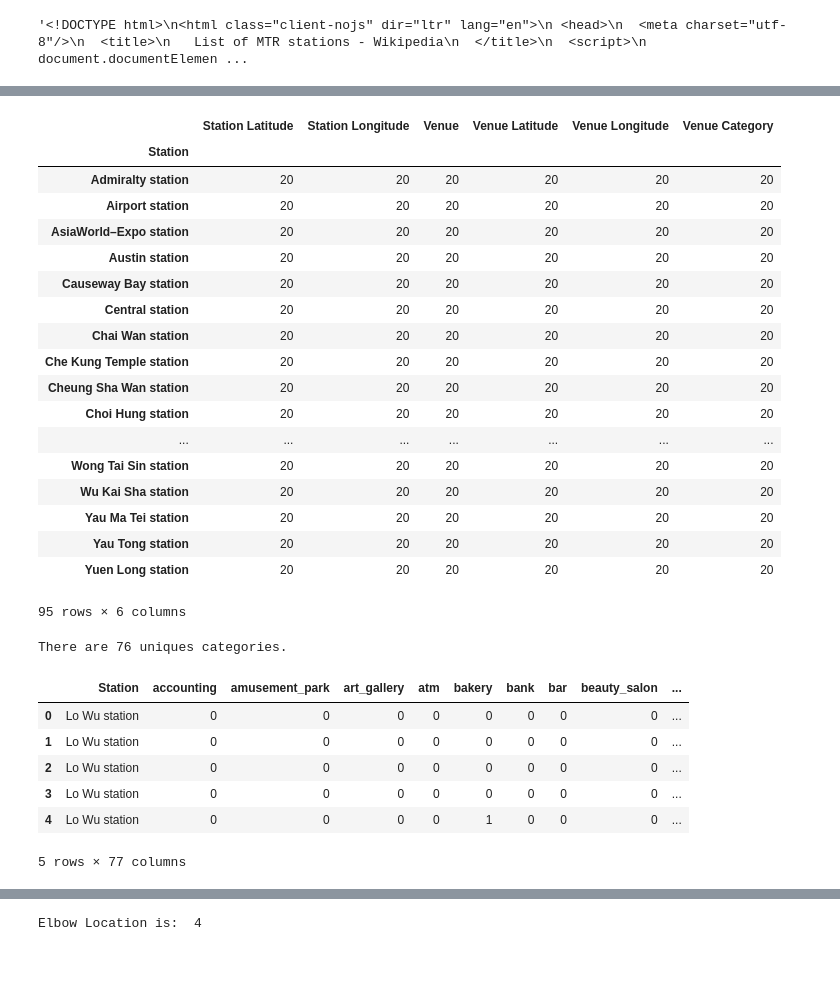
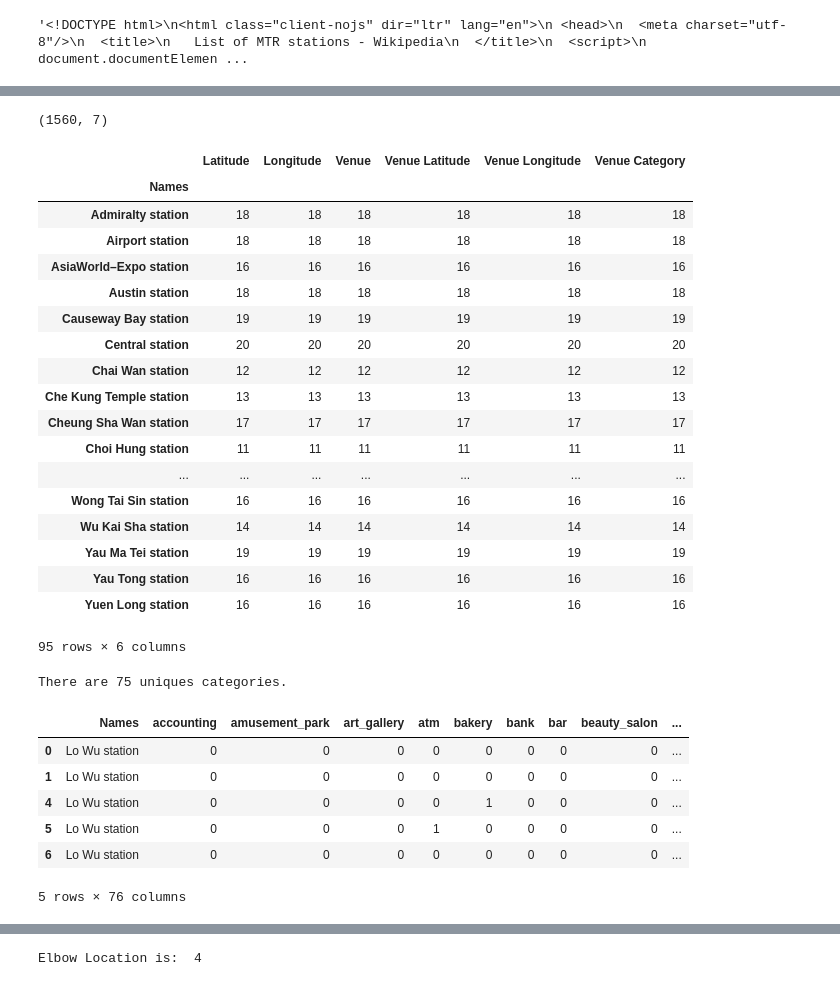
Before and after one commit to dasprasky/Coursera_Capstone, a Jupyter notebook: Hong Kong Clustering and Visualisation.ipynb, the cells around one changed output, grey strips where cells are left out. Saved outputs shown, nothing was run; the diff lists cells and outputs as text; code cells hidden in the pictures.

```diff
--- a/Hong Kong Clustering and Visualisation.ipynb
+++ b/Hong Kong Clustering and Visualisation.ipynb
@@ -88,4 +195,4 @@ df_coor
 # %%
 #merge the two dataframes based on 'Postal Code' to create the required table
-results = pd.merge(df_stations, df_coor, on='Station Names')
+results = pd.merge(df_stations, df_coor, on='Names')
 results.head()
@@ -135,12 +251,16 @@ def getNearbyVenues(names, latitudes, longitudes, radius=500):
             result[v]['name'],
             result[v]['geometry']['location']['lat'],
             result[v]['geometry']['location']['lng'],
-            result[v]["types"][1] if result[v]["types"][0]== "point_of_interest" else result[v]["types"][0] ) for v in range (len(result)) ])
+            result[v]["types"][0] if result[v]["types"][0]!= "point_of_interest" and result[v]["types"][0]!= "establishment" else (result[v]["types"][1] if len(result[v]["types"]) > 1 and
+                                                                                                                                  result[v]["types"][0]!= "point_of_interest"
+                                                                                                                                  and result[v]["types"][0]!= "establishment"
+                                                                                                                                  else "NA")
+             ) for v in range (len(result)) ])
 
     nearby_venues = pd.DataFrame([item for venue_list in venues_list for item in venue_list])
-    nearby_venues.columns = ['Station',
-                  'Station Latitude',
-                  'Station Longitude',
+    nearby_venues.columns = ['Names',
+                  'Latitude',
+                  'Longitude',
                   'Venue',
                   'Venue Latitude',
                   'Venue Longitude',
@@ -148,7 +268,7 @@ def getNearbyVenues(names, latitudes, longitudes, radius=500):
 
     return(nearby_venues)
 # %%
-hk_venues = getNearbyVenues(names=results['Station Names'],
+hk_venues = getNearbyVenues(names=results['Names'],
                                    latitudes=results['Latitude'],
                                    longitudes=results['Longitude']
                                   )
@@ -166,35 +298,40 @@ hk_venues.head()
+# %%
+filtered_venues=hk_venues[hk_venues["Venue Category"]!="NA"]
+filtered_venues.shape
+# %% [output]
+(1560, 7)
 # %%
-hk_venues.groupby('Station').count()
+filtered_venues.groupby('Names').count()
 # %% [output]
-|  | Station Latitude | Station Longitude | Venue | Venue Latitude | Venue Longitude | Venue Category |
-| Station |  |  |  |  |  |  |
-| Admiralty station | 20 | 20 | 20 | 20 | 20 | 20 |
-| Airport station | 20 | 20 | 20 | 20 | 20 | 20 |
-| AsiaWorld–Expo station | 20 | 20 | 20 | 20 | 20 | 20 |
-| Austin station | 20 | 20 | 20 | 20 | 20 | 20 |
-| Causeway Bay station | 20 | 20 | 20 | 20 | 20 | 20 |
+|  | Latitude | Longitude | Venue | Venue Latitude | Venue Longitude | Venue Category |
+| Names |  |  |  |  |  |  |
+| Admiralty station | 18 | 18 | 18 | 18 | 18 | 18 |
+| Airport station | 18 | 18 | 18 | 18 | 18 | 18 |
+| AsiaWorld–Expo station | 16 | 16 | 16 | 16 | 16 | 16 |
+| Austin station | 18 | 18 | 18 | 18 | 18 | 18 |
+| Causeway Bay station | 19 | 19 | 19 | 19 | 19 | 19 |
 | Central station | 20 | 20 | 20 | 20 | 20 | 20 |
-| Chai Wan station | 20 | 20 | 20 | 20 | 20 | 20 |
-| Che Kung Temple station | 20 | 20 | 20 | 20 | 20 | 20 |
-| Cheung Sha Wan station | 20 | 20 | 20 | 20 | 20 | 20 |
-| Choi Hung station | 20 | 20 | 20 | 20 | 20 | 20 |
+| Chai Wan station | 12 | 12 | 12 | 12 | 12 | 12 |
+| Che Kung Temple station | 13 | 13 | 13 | 13 | 13 | 13 |
+| Cheung Sha Wan station | 17 | 17 | 17 | 17 | 17 | 17 |
+| Choi Hung station | 11 | 11 | 11 | 11 | 11 | 11 |
 | ... | ... | ... | ... | ... | ... | ... |
-| Wong Tai Sin station | 20 | 20 | 20 | 20 | 20 | 20 |
-| Wu Kai Sha station | 20 | 20 | 20 | 20 | 20 | 20 |
-| Yau Ma Tei station | 20 | 20 | 20 | 20 | 20 | 20 |
-| Yau Tong station | 20 | 20 | 20 | 20 | 20 | 20 |
-| Yuen Long station | 20 | 20 | 20 | 20 | 20 | 20 |
+| Wong Tai Sin station | 16 | 16 | 16 | 16 | 16 | 16 |
+| Wu Kai Sha station | 14 | 14 | 14 | 14 | 14 | 14 |
+| Yau Ma Tei station | 19 | 19 | 19 | 19 | 19 | 19 |
+| Yau Tong station | 16 | 16 | 16 | 16 | 16 | 16 |
+| Yuen Long station | 16 | 16 | 16 | 16 | 16 | 16 |
 95 rows × 6 columns
 # %%
-print('There are {} uniques categories.'.format(len(hk_venues['Venue Category'].unique())))
+print('There are {} uniques categories.'.format(len(filtered_venues['Venue Category'].unique())))
 # %% [output]
-There are 76 uniques categories.
+There are 75 uniques categories.
 # %%
 # one hot encoding
-hk_onehot = pd.get_dummies(hk_venues[['Venue Category']], prefix="", prefix_sep="")
+hk_onehot = pd.get_dummies(filtered_venues[['Venue Category']], prefix="", prefix_sep="")
 
 # add Station column back to dataframe
-hk_onehot['Station'] = hk_venues['Station']
+hk_onehot['Names'] = filtered_venues['Names']
 
 # move Station column to the first column
 fixed_columns = [hk_onehot.columns[-1]] + list(hk_onehot.columns[:-1])
@@ -202,11 +339,11 @@ hk_onehot = hk_onehot[fixed_columns]
 
 hk_onehot.head()
 # %% [output]
-|  | Station | accounting | amusement_park | art_gallery | atm | bakery | bank | bar | beauty_salon | ... |
+|  | Names | accounting | amusement_park | art_gallery | atm | bakery | bank | bar | beauty_salon | ... |
 | 0 | Lo Wu station | 0 | 0 | 0 | 0 | 0 | 0 | 0 | 0 | ... |
 | 1 | Lo Wu station | 0 | 0 | 0 | 0 | 0 | 0 | 0 | 0 | ... |
-| 2 | Lo Wu station | 0 | 0 | 0 | 0 | 0 | 0 | 0 | 0 | ... |
-| 3 | Lo Wu station | 0 | 0 | 0 | 0 | 0 | 0 | 0 | 0 | ... |
 | 4 | Lo Wu station | 0 | 0 | 0 | 0 | 1 | 0 | 0 | 0 | ... |
+| 5 | Lo Wu station | 0 | 0 | 0 | 1 | 0 | 0 | 0 | 0 | ... |
+| 6 | Lo Wu station | 0 | 0 | 0 | 0 | 0 | 0 | 0 | 0 | ... |
-5 rows × 77 columns
+5 rows × 76 columns
 # %%
```
Also changed, not shown: parts of 28 cells of this notebook.
